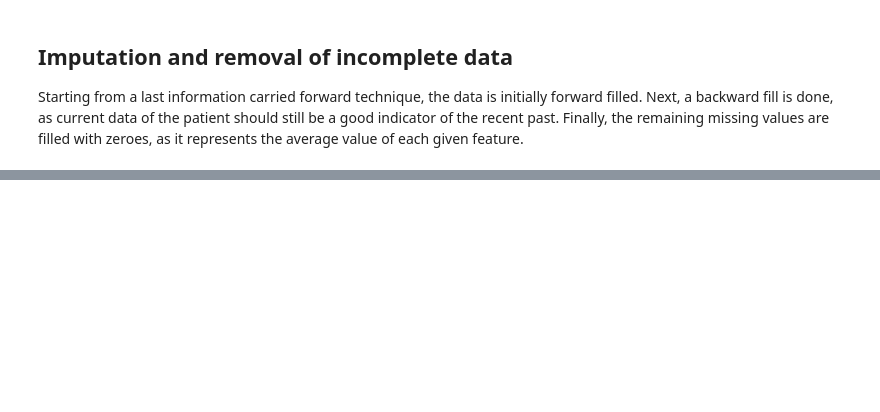
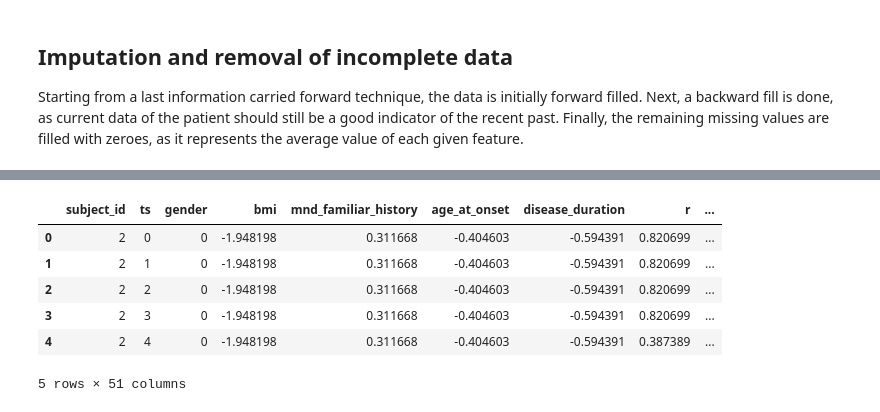
Before and after one commit to AndreCNF/FCUL_ALS_Disease_Progression, a Jupyter notebook: FCUL_ALS_data_cleaning.ipynb, the cells around one changed output, grey strips where cells are left out. Cells and saved outputs as stored; diff of their text form; code cells hidden in the pictures; blank space fills up the shorter version.

```diff
--- a/FCUL_ALS_data_cleaning.ipynb
+++ b/FCUL_ALS_data_cleaning.ipynb
@@ -184,2 +425,12 @@ ALS_proc_df[['subject_id', 'ts', 'r', 'p1', 'p2', 'bmi', 'fvc', 'vc', 'mip', 'ni
 # %%
 ALS_proc_df.to_csv(f'{data_path}cleaned/FCUL_ALS_cleaned.csv')
+# %%
+ALS_proc_df.head()
+# %% [output]
+|  | subject_id | ts | gender | bmi | mnd_familiar_history | age_at_onset | disease_duration | r | ... |
+| 0 | 2 | 0 | 0 | -1.948198 | 0.311668 | -0.404603 | -0.594391 | 0.820699 | ... |
+| 1 | 2 | 1 | 0 | -1.948198 | 0.311668 | -0.404603 | -0.594391 | 0.820699 | ... |
+| 2 | 2 | 2 | 0 | -1.948198 | 0.311668 | -0.404603 | -0.594391 | 0.820699 | ... |
+| 3 | 2 | 3 | 0 | -1.948198 | 0.311668 | -0.404603 | -0.594391 | 0.820699 | ... |
+| 4 | 2 | 4 | 0 | -1.948198 | 0.311668 | -0.404603 | -0.594391 | 0.387389 | ... |
+5 rows × 51 columns
```
Also changed, not shown: parts of 24 cells of this notebook, 8 other files.
